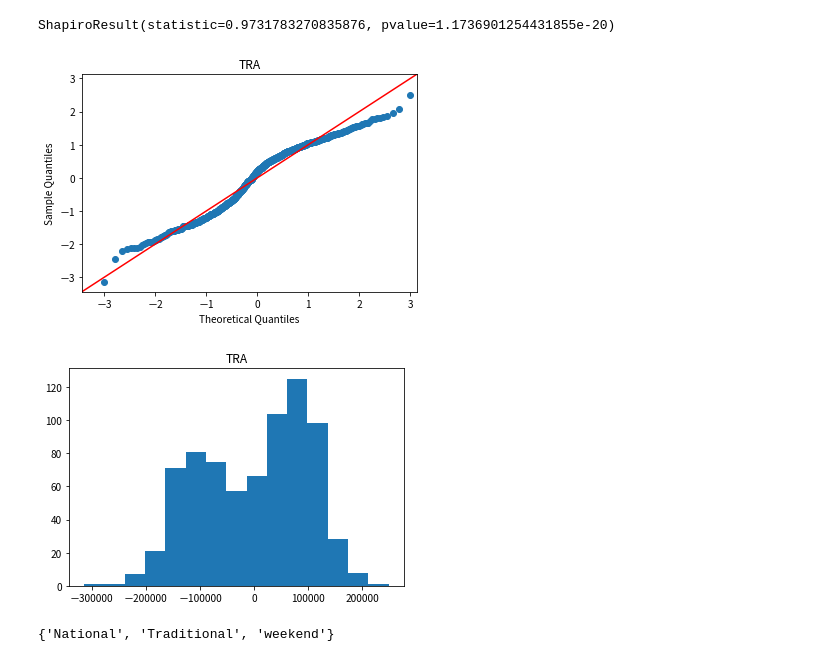
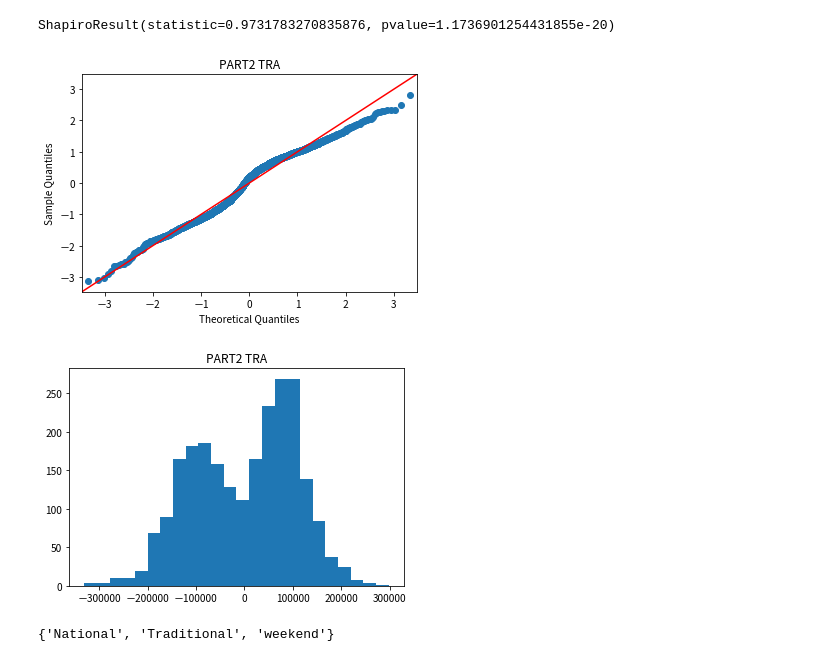
Before and after one commit to sam901122/Statistics_FinalProject, a Jupyter notebook: project_TRA/TRA_ANOVA.ipynb, the cells around one changed output. Cells and saved outputs as stored; diff of their text form; code cells hidden in the pictures.

```diff
--- a/project_TRA/TRA_ANOVA.ipynb
+++ b/project_TRA/TRA_ANOVA.ipynb
@@ -47,6 +56,6 @@ df_1.head()
 # %%
-results = smf.ols('trans_cnt ~ C(belong) + C(phase) + C(belong):C(phase)', data=df_1).fit()
-aov_14106_two = sms.anova_lm( results, typ=2 )
+results0 = smf.ols('trans_cnt ~ C(belong) + C(phase) + C(belong):C(phase)', data=df_1).fit()
+aov_14106_two = sms.anova_lm( results0, typ=2 )
 
 aov_14106_two
 # %% [output]
@@ -60,17 +69,17 @@ stats.shapiro( results.resid )
 # %% [output]
 ShapiroResult(statistic=0.9731783270835876, pvalue=1.1736901254431855e-20)
 # %%
-fig = sm.qqplot( results.resid, stats.norm, fit=True, line = '45' )
+fig = sm.qqplot( results0.resid, stats.norm, fit=True, line = '45' )
 plt.title( 'PART2 TRA' )
 plt.savefig( 'images/TRA_PART2_ANOVA_qqplot.jpg' )
 # %% [output]
-[figure, old version]
+[figure, new version]
 # %%
-_ = plt.hist( results.resid, bins='auto' )
+_ = plt.hist( results0.resid, bins='auto' )
 plt.title( 'PART2 TRA' )
 plt.savefig( 'images/TRA_PART2_ANOVA_hist.jpg' )
 # %% [output]
-[figure, old version]
+[figure, new version]
 # %%
 set( df_1['belong'] )
 # %% [output]
```
Also changed, not shown: parts of 33 cells of this notebook, 7 other files.
